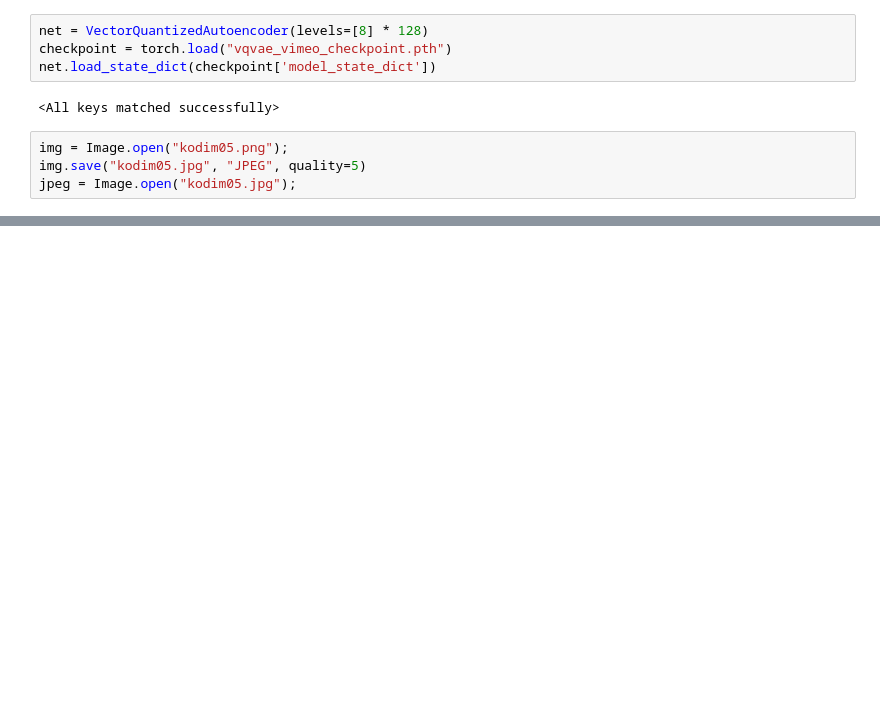
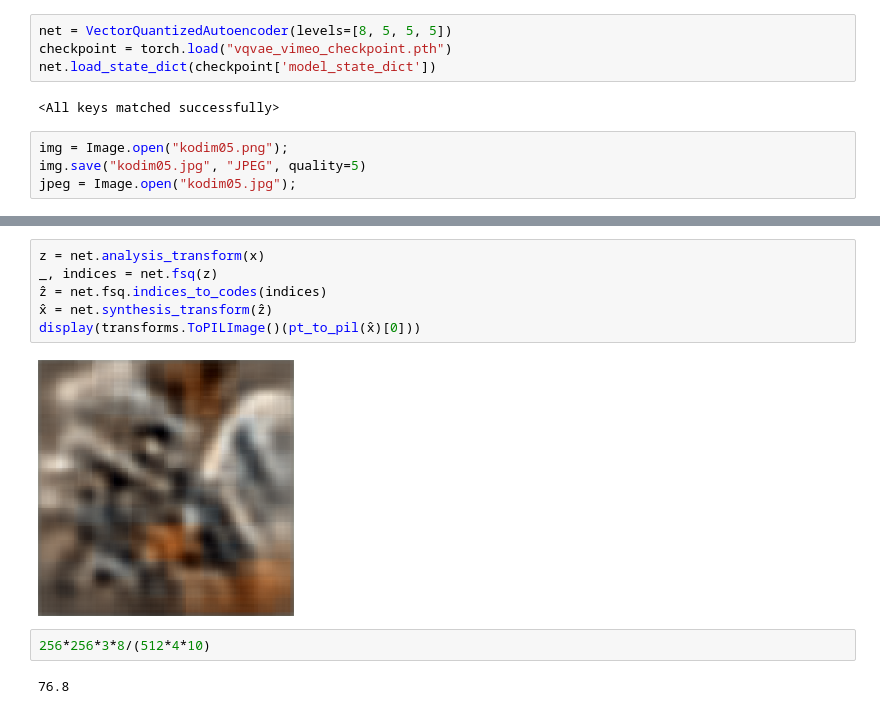
Before and after one commit to danjacobellis/moco, a Jupyter notebook: vimeo_VQVAE_inference.ipynb, the cells around one changed output, grey strips where cells are left out. Saved outputs shown, nothing was run; the diff lists cells and outputs as text; blank space fills up the shorter version.

```diff
--- a/vimeo_VQVAE_inference.ipynb
+++ b/vimeo_VQVAE_inference.ipynb
@@ -81,5 +80,5 @@ def entropy_decoder(compressed_img,original_shape):
 # %%
-net = VectorQuantizedAutoencoder(levels=[8] * 128)
+net = VectorQuantizedAutoencoder(levels=[8, 5, 5, 5])
 checkpoint = torch.load("vqvae_vimeo_checkpoint.pth")
 net.load_state_dict(checkpoint['model_state_dict'])
 # %% [output]
@@ -91,3 +96,15 @@ jpeg = Image.open("kodim05.jpg");
+# %%
+z = net.analysis_transform(x)
+_, indices = net.fsq(z)
+ẑ = net.fsq.indices_to_codes(indices)
+x̂ = net.synthesis_transform(ẑ)
+display(transforms.ToPILImage()(pt_to_pil(x̂)[0]))
+# %% [output]
+[figure, added]
+# %%
+256*256*3*8/(512*4*10)
+# %% [output]
+76.8
 # %%
 compressed_img, original_shape = compress(img);
 print("Bytes in compressed image (excluding codebook):", len(compressed_img))
```
Also changed, not shown: parts of 7 cells of this notebook, 1 other file.
